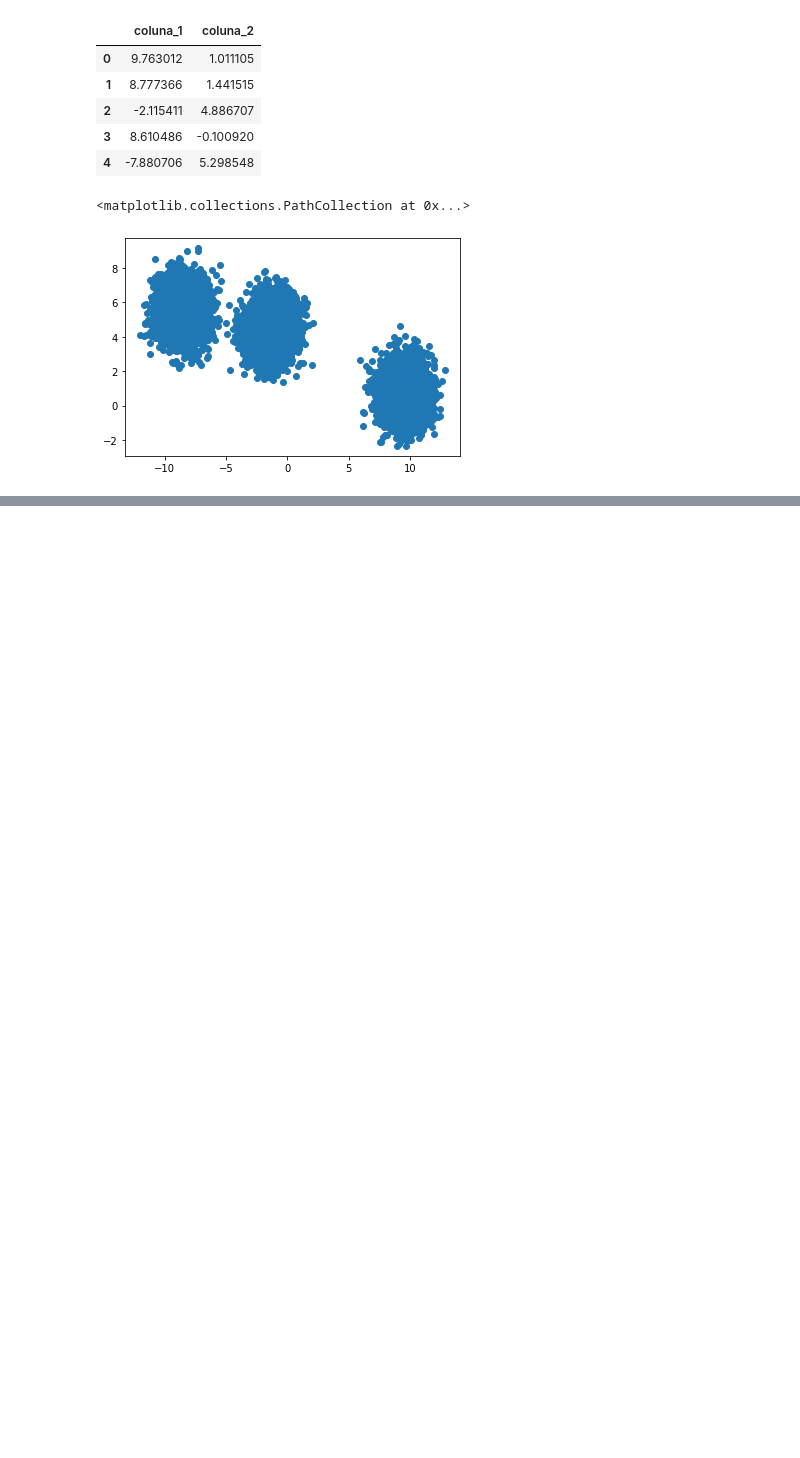
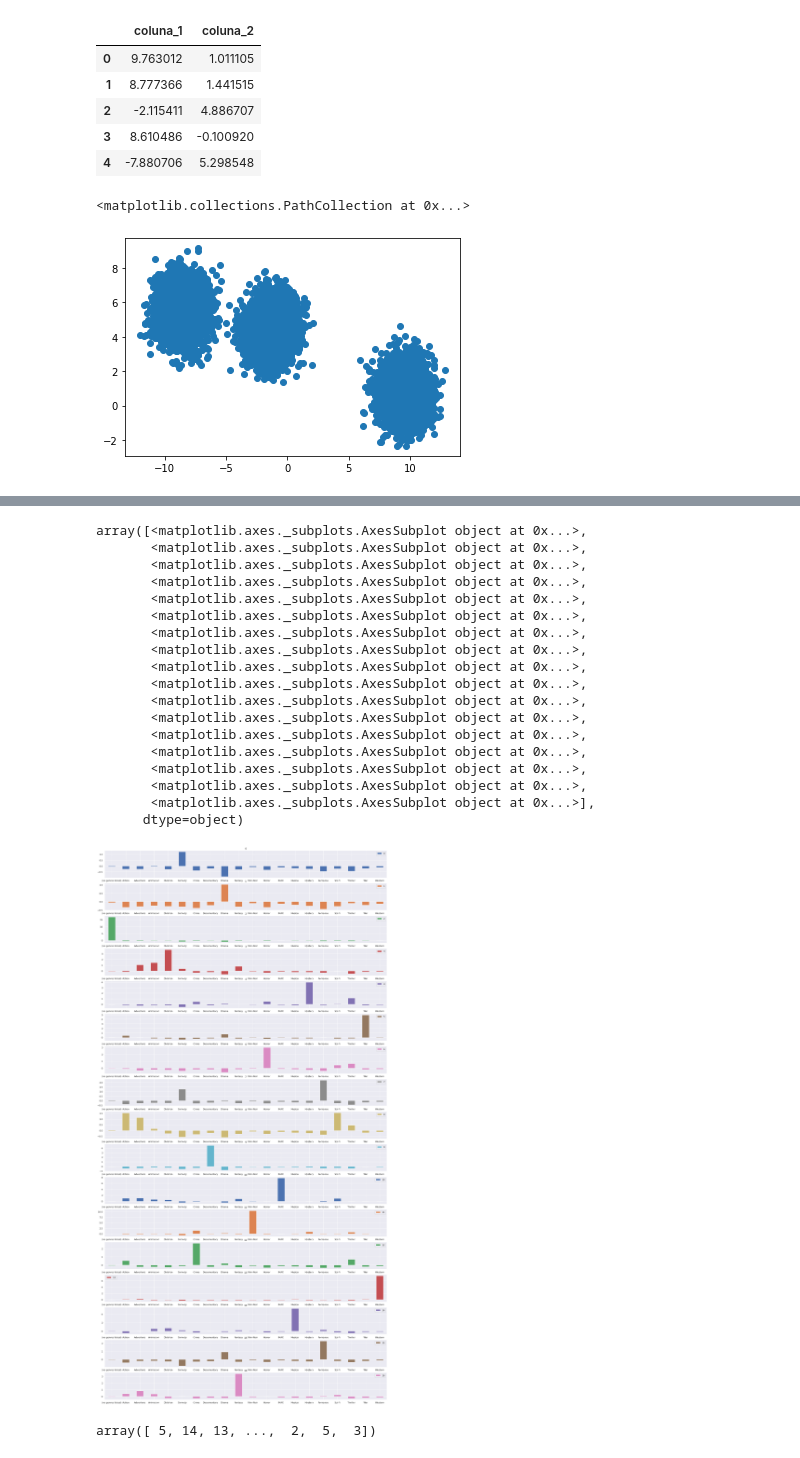
Before and after one commit to samusolva/aprendizado_nao_supervisionado, a Jupyter notebook: filmes.ipynb, the cells around one changed output, grey strips where cells are left out. Drawn from its saved outputs; the diff is of its cells as text; code cells hidden in the pictures; blank space fills up the shorter version.

```diff
--- a/filmes.ipynb
+++ b/filmes.ipynb
@@ -180,0 +174,37 @@ resultado.inertia.plot()
+# %%
+modelo = KMeans(n_clusters=17)
+modelo.fit(generos_escaldos)
+
+grupos = pd.DataFrame(modelo.cluster_centers_,
+            columns=generos.columns)
+
+grupos.transpose().plot.bar(subplots=True,
+               figsize=(25, 50),
+               sharex=False,
+               rot=0)
+# %% [output]
+array([<matplotlib.axes._subplots.AxesSubplot object at 0x...>,
+       <matplotlib.axes._subplots.AxesSubplot object at 0x...>,
+       <matplotlib.axes._subplots.AxesSubplot object at 0x...>,
+       <matplotlib.axes._subplots.AxesSubplot object at 0x...>,
+       <matplotlib.axes._subplots.AxesSubplot object at 0x...>,
+       <matplotlib.axes._subplots.AxesSubplot object at 0x...>,
+       <matplotlib.axes._subplots.AxesSubplot object at 0x...>,
+       <matplotlib.axes._subplots.AxesSubplot object at 0x...>,
+       <matplotlib.axes._subplots.AxesSubplot object at 0x...>,
+       <matplotlib.axes._subplots.AxesSubplot object at 0x...>,
+       <matplotlib.axes._subplots.AxesSubplot object at 0x...>,
+       <matplotlib.axes._subplots.AxesSubplot object at 0x...>,
+       <matplotlib.axes._subplots.AxesSubplot object at 0x...>,
+       <matplotlib.axes._subplots.AxesSubplot object at 0x...>,
+       <matplotlib.axes._subplots.AxesSubplot object at 0x...>,
+       <matplotlib.axes._subplots.AxesSubplot object at 0x...>,
+       <matplotlib.axes._subplots.AxesSubplot object at 0x...>],
+      dtype=object)
+[figure, added]
+# %%
+modelo = AgglomerativeClustering(n_clusters=17)
+grupos = modelo.fit_predict(generos_escaldos)
+grupos
+# %% [output]
+array([ 5, 14, 13, ...,  2,  5,  3])
```
Also changed, not shown: parts of 15 cells of this notebook.
